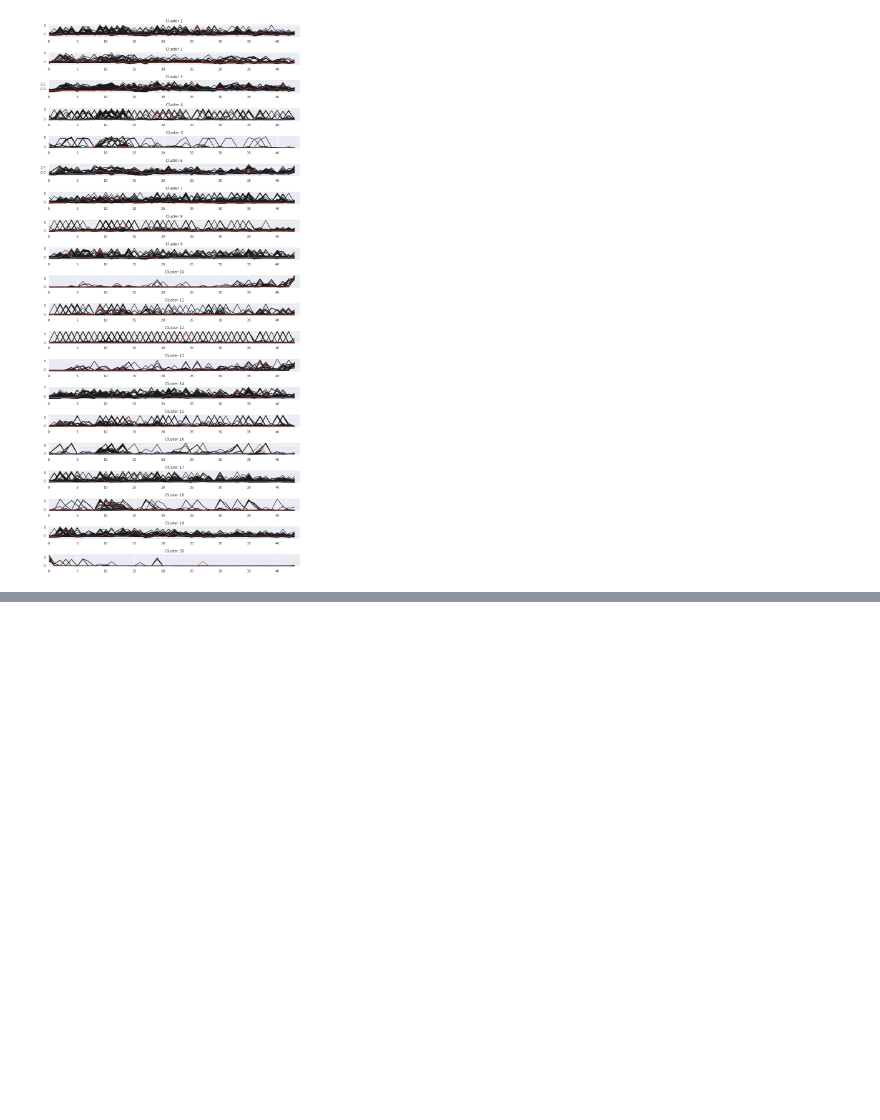
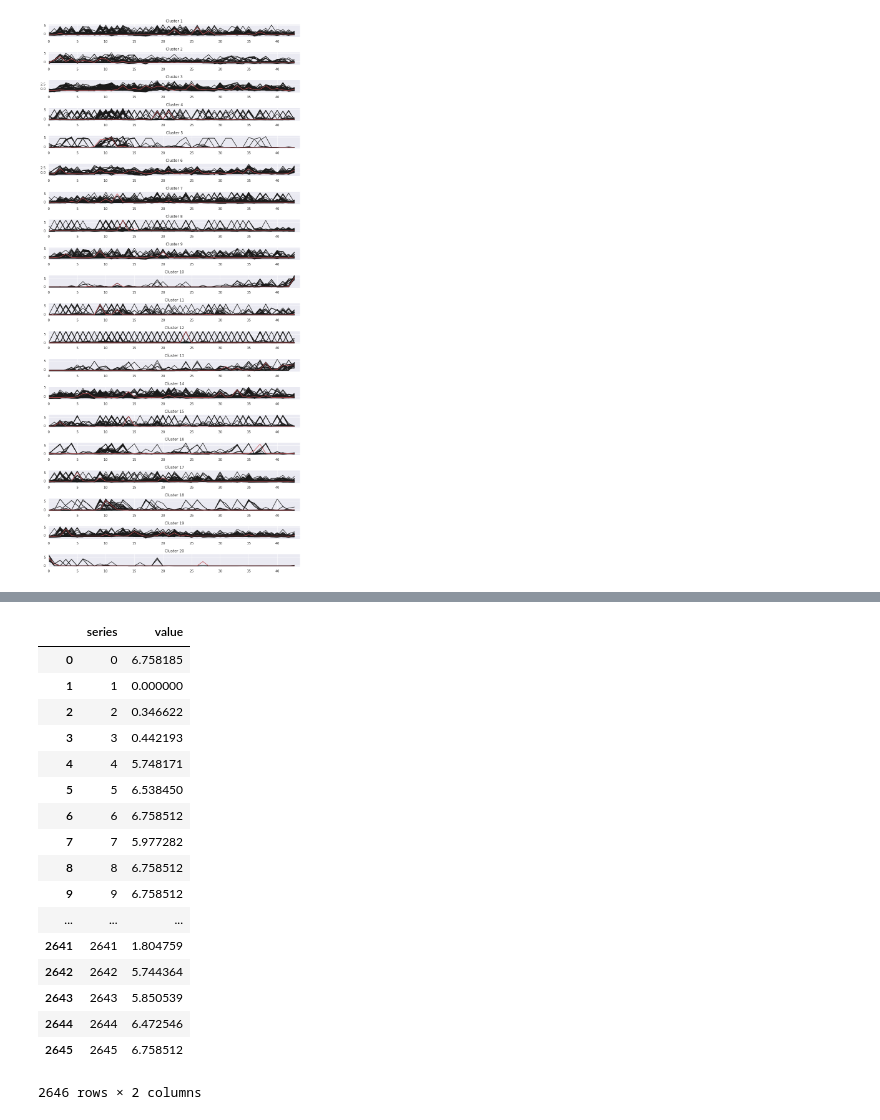
Before and after one commit to rodrigorivera/nr_clustering, a Jupyter notebook: notebooks/clustering_methods.ipynb, the cells around one changed output, grey strips where cells are left out. Saved outputs shown, nothing was run; the diff lists cells and outputs as text; code cells hidden in the pictures; blank space fills up the shorter version.

```diff
--- a/notebooks/clustering_methods.ipynb
+++ b/notebooks/clustering_methods.ipynb
@@ -247,0 +255,21 @@ plt.scatter(x, y, c=labels, s=10, cmap='viridis');
+# %%
+distances_df
+# %% [output]
+|  | series | value |
+| 0 | 0 | 6.758185 |
+| 1 | 1 | 0.000000 |
+| 2 | 2 | 0.346622 |
+| 3 | 3 | 0.442193 |
+| 4 | 4 | 5.748171 |
+| 5 | 5 | 6.538450 |
+| 6 | 6 | 6.758512 |
+| 7 | 7 | 5.977282 |
+| 8 | 8 | 6.758512 |
+| 9 | 9 | 6.758512 |
+| ... | ... | ... |
+| 2641 | 2641 | 1.804759 |
+| 2642 | 2642 | 5.744364 |
+| 2643 | 2643 | 5.850539 |
+| 2644 | 2644 | 6.472546 |
+| 2645 | 2645 | 6.758512 |
+2646 rows × 2 columns
```
Also changed, not shown: parts of 4 cells of this notebook.
